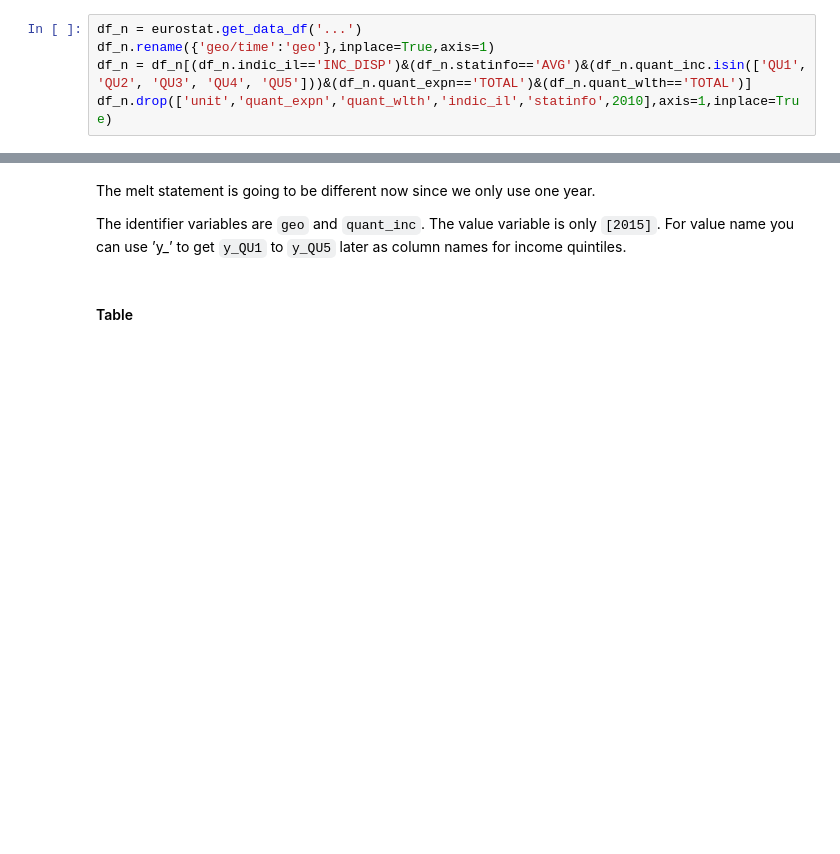
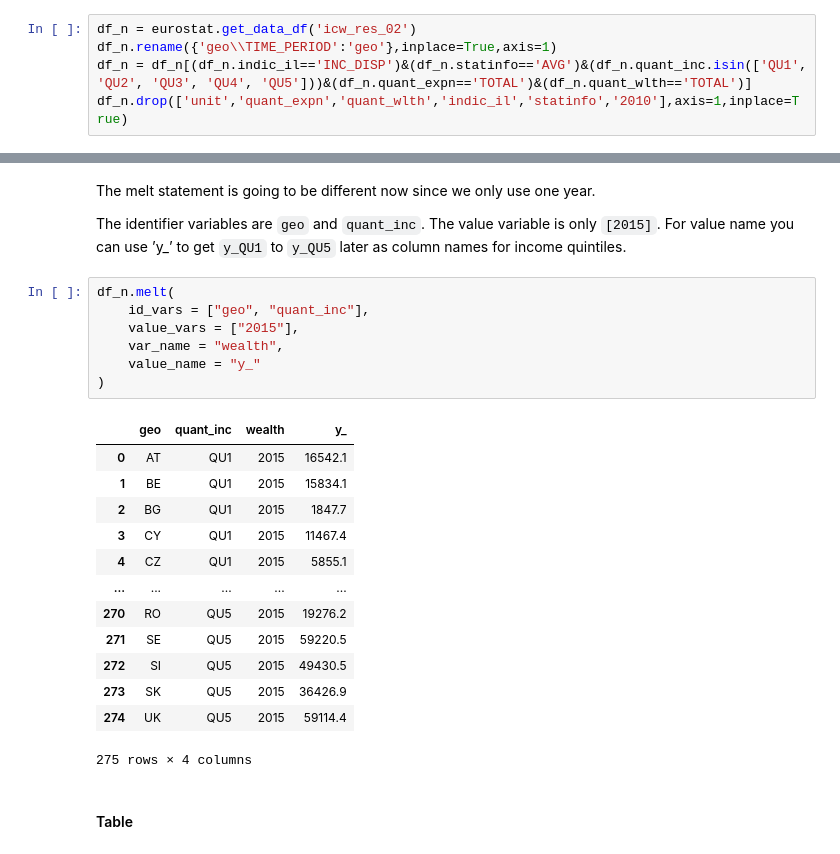
Before and after one commit to cejkiebo/msc_datascience, a Jupyter notebook: hacking_part_2.ipynb, the cells around one changed output, grey strips where cells are left out. Cells and saved outputs as stored; diff of their text form; blank space fills up the shorter version.

Commit message:
partial work on income/wealth

```diff
--- a/hacking_part_2.ipynb
+++ b/hacking_part_2.ipynb
@@ -332,7 +323,7 @@ Use [this page](https://ec.europa.eu/eurostat/databrowser/view/icw_res_02/defaul
 # %% [markdown]
 We drop the year 2010 as it does not lie in the period for which we have the other data that we download.
 # %%
-df_n = eurostat.get_data_df('...')
-df_n.rename({'geo/time':'geo'},inplace=True,axis=1)
+df_n = eurostat.get_data_df('icw_res_02')
+df_n.rename({'geo\\TIME_PERIOD':'geo'},inplace=True,axis=1)
 df_n = df_n[(df_n.indic_il=='INC_DISP')&(df_n.statinfo=='AVG')&(df_n.quant_inc.isin(['QU1', 'QU2', 'QU3', 'QU4', 'QU5']))&(df_n.quant_expn=='TOTAL')&(df_n.quant_wlth=='TOTAL')]
-df_n.drop(['unit','quant_expn','quant_wlth','indic_il','statinfo',2010],axis=1,inplace=True)
+df_n.drop(['unit','quant_expn','quant_wlth','indic_il','statinfo','2010'],axis=1,inplace=True)
@@ -344,6 +344,27 @@ Check what your dataframe looks like now and use the Eurostat website to underst
 The melt statement is going to be different now since we only use one year.
 
 The identifier variables are `geo` and `quant_inc`. The value variable is only `[2015]`. For value name you can use &rsquo;y\_&rsquo; to get `y_QU1` to `y_QU5` later as column names for income quintiles.
+# %%
+df_n.melt(
+    id_vars = ["geo", "quant_inc"],
+    value_vars = ["2015"],
+    var_name = "wealth",
+    value_name = "y_"
+)
+# %% [output]
+|  | geo | quant_inc | wealth | y_ |
+| 0 | AT | QU1 | 2015 | 16542.1 |
+| 1 | BE | QU1 | 2015 | 15834.1 |
+| 2 | BG | QU1 | 2015 | 1847.7 |
+| 3 | CY | QU1 | 2015 | 11467.4 |
+| 4 | CZ | QU1 | 2015 | 5855.1 |
+| ... | ... | ... | ... | ... |
+| 270 | RO | QU5 | 2015 | 19276.2 |
+| 271 | SE | QU5 | 2015 | 59220.5 |
+| 272 | SI | QU5 | 2015 | 49430.5 |
+| 273 | SK | QU5 | 2015 | 36426.9 |
+| 274 | UK | QU5 | 2015 | 59114.4 |
+275 rows × 4 columns
 # %% [markdown]
 #### Table
 # %% [markdown]
```
Also changed, not shown: parts of 3 cells of this notebook.
